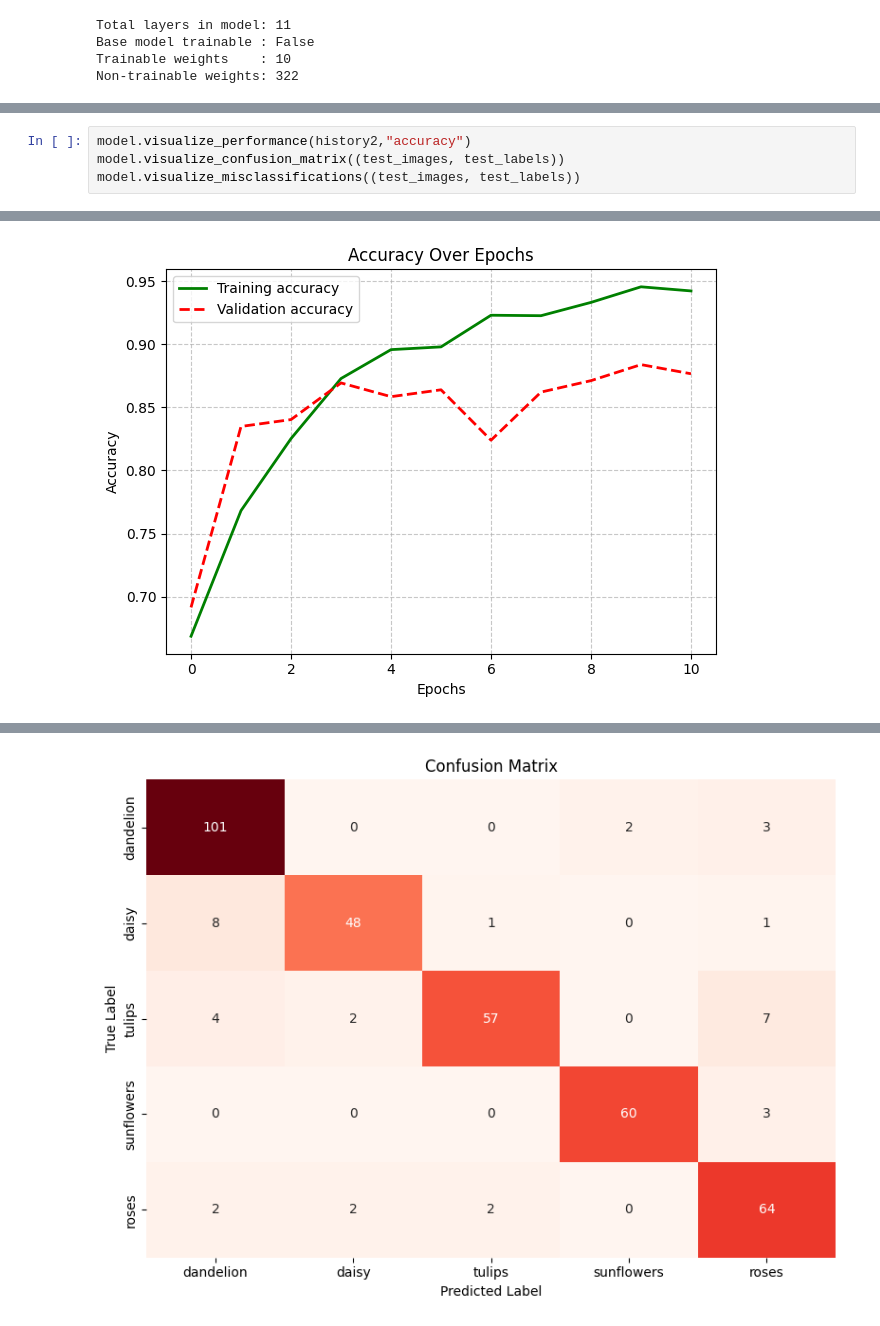
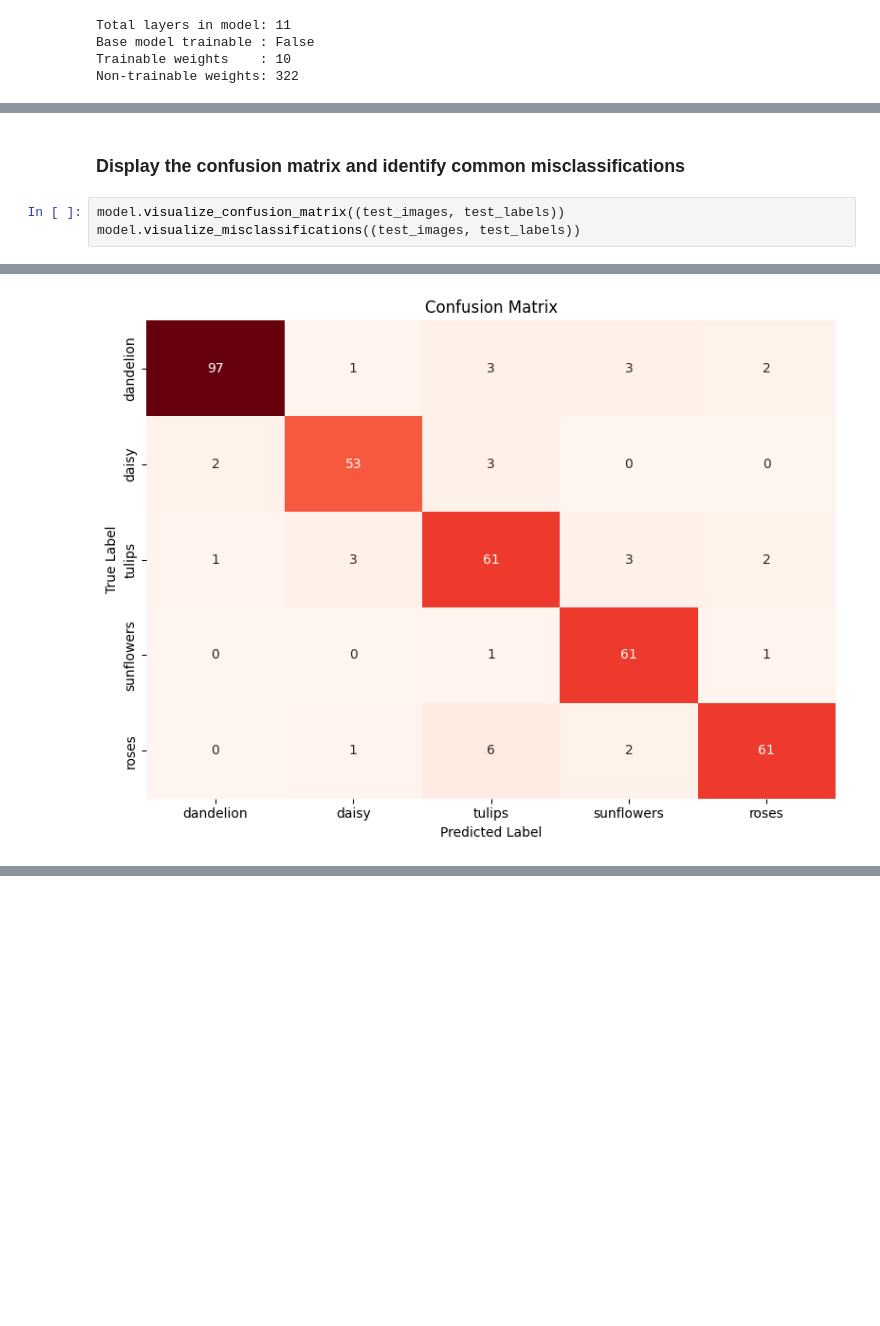
Before and after one commit to IsmaelMousa/playing-with-transfer-learning, a Jupyter notebook: resnet50.ipynb, the cells around one changed output, grey strips where cells are left out. Cells and saved outputs as stored; diff of their text form; blank space fills up the shorter version.

```diff
--- a/resnet50.ipynb
+++ b/resnet50.ipynb
@@ -247,6 +324,7 @@ WARNING:matplotlib.image:Clipping input data to the valid range for imshow with
        dtype=float32)>]
+# %% [markdown]
+### Display the confusion matrix and identify common misclassifications
 # %%
-model.visualize_performance(history2,"accuracy")
 model.visualize_confusion_matrix((test_images, test_labels))
 model.visualize_misclassifications((test_images, test_labels))
 # %% [output]
@@ -253 +332 @@ model.visualize_misclassifications((test_images, test_labels))
-[figure, old version]
+[figure, new version]
@@ -255 +332,0 @@ model.visualize_misclassifications((test_images, test_labels))
-[figure, removed]
```
Also changed, not shown: parts of 34 cells of this notebook, 2 other files.
